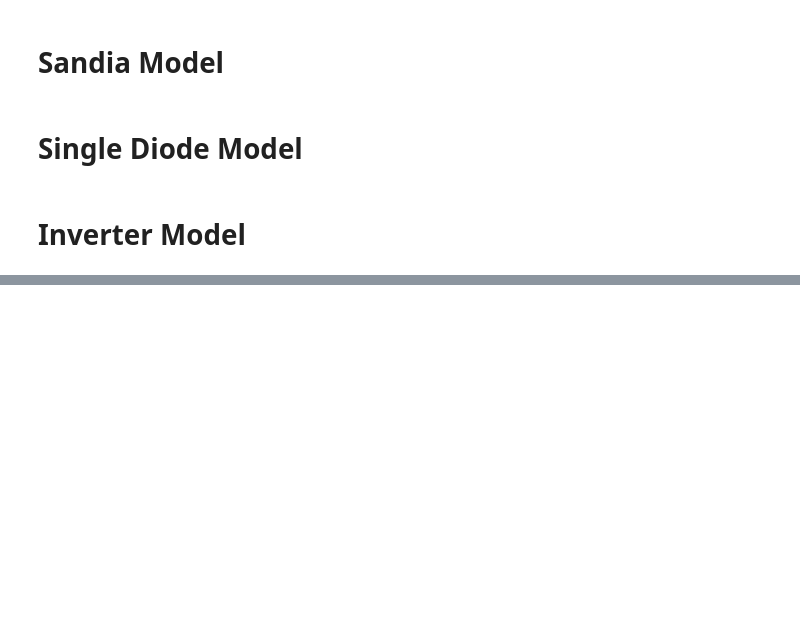
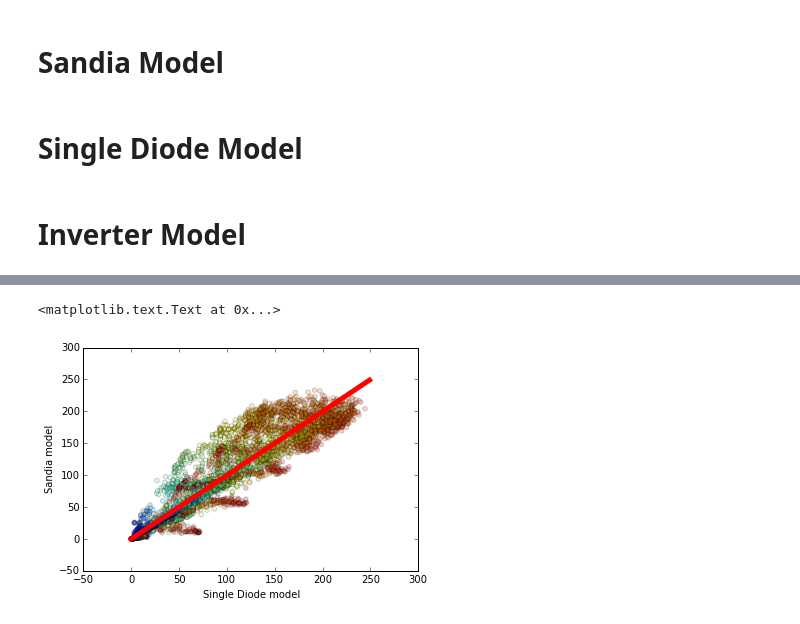
Before and after one commit to edresch/PVLIB_Python, a Jupyter notebook: pvlib/docs/tutorials/Tutorial_1_introduction.ipynb, the cells around one changed output, grey strips where cells are left out. Drawn from its saved outputs; the diff is of its cells as text; code cells hidden in the pictures; blank space fills up the shorter version.

```diff
--- a/pvlib/docs/tutorials/Tutorial_1_introduction.ipynb
+++ b/pvlib/docs/tutorials/Tutorial_1_introduction.ipynb
@@ -224,0 +236,8 @@ TMY['ACPower']=pvlib.pvsystem.snlinverter(Vmp=TMY.Vmp,Pmp=TMY.Pmp,Inverter=inver
+# %%
+scatter(TMY.sd_Pmp,TMY.Pmp,c=TMY.Kt_gen_DISC,alpha=.2) #change the value of C to see the sensitivity of model accuracy to provided meterological ocnditions
+plot(range(250),range(250),'r',linewidth=5)
+xlabel('Single Diode model')
+ylabel('Sandia model')
+# %% [output]
+<matplotlib.text.Text at 0x...>
+[figure, added]
```
Also changed, not shown: parts of 11 cells of this notebook, 1 other file.
